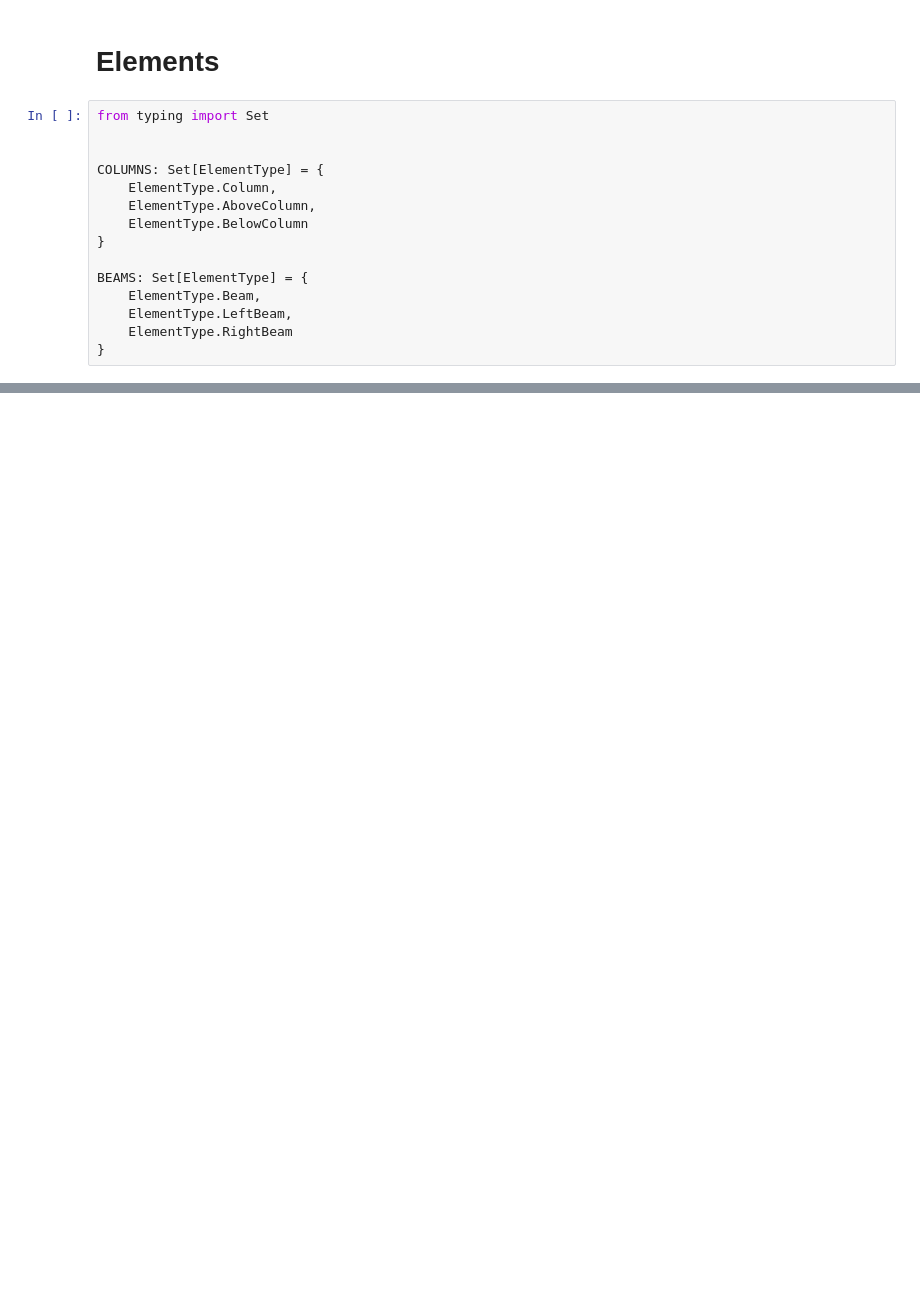
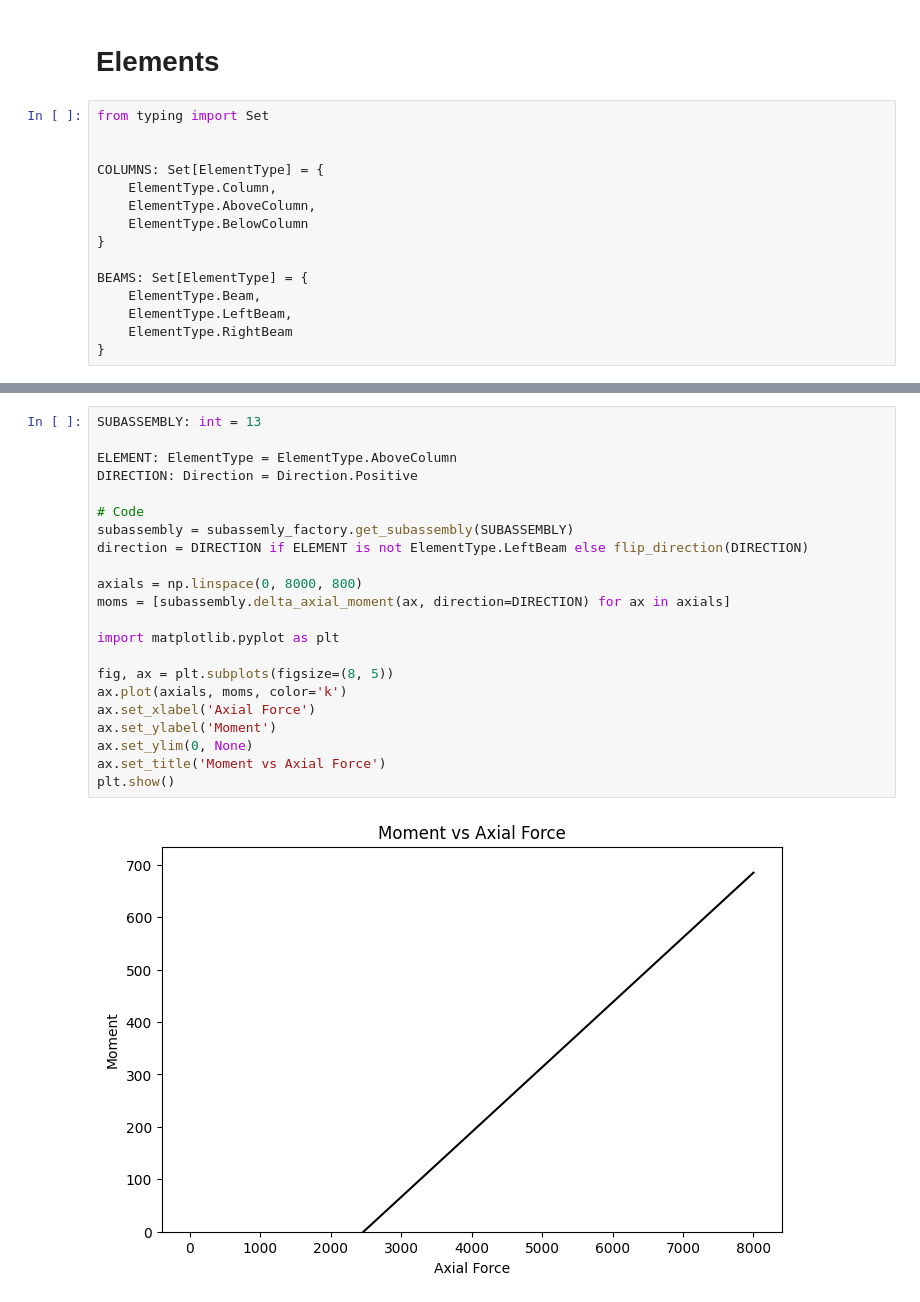
Before and after one commit to ChimieleCode/SLaMA_school, a Jupyter notebook: plots.ipynb, the cells around one changed output, grey strips where cells are left out. Cells and saved outputs as stored; diff of their text form; blank space fills up the shorter version.

```diff
--- a/plots.ipynb
+++ b/plots.ipynb
@@ -770,0 +771,24 @@ print(mom_rot.rot_y)
+# %%
+SUBASSEMBLY: int = 13
+
+ELEMENT: ElementType = ElementType.AboveColumn
+DIRECTION: Direction = Direction.Positive
+
+# Code
+subassembly = subassemly_factory.get_subassembly(SUBASSEMBLY)
+direction = DIRECTION if ELEMENT is not ElementType.LeftBeam else flip_direction(DIRECTION)
+
+axials = np.linspace(0, 8000, 800)
+moms = [subassembly.delta_axial_moment(ax, direction=DIRECTION) for ax in axials]
+
+import matplotlib.pyplot as plt
+
+fig, ax = plt.subplots(figsize=(8, 5))
+ax.plot(axials, moms, color='k')
+ax.set_xlabel('Axial Force')
+ax.set_ylabel('Moment')
+ax.set_ylim(0, None)
+ax.set_title('Moment vs Axial Force')
+plt.show()
+# %% [output]
+[figure, added]
```
Also changed, not shown: parts of 6 cells of this notebook, 46 other files.
